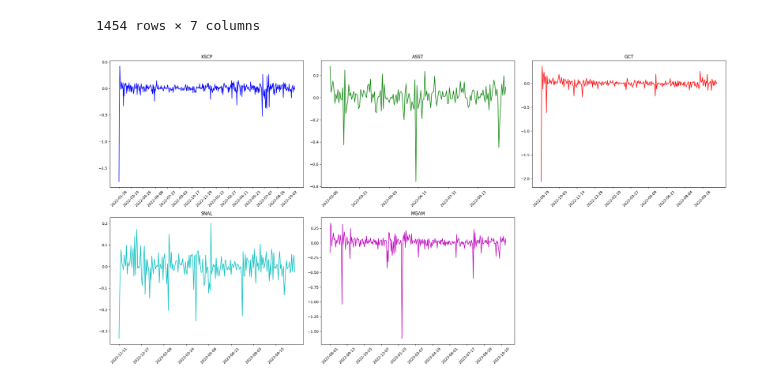
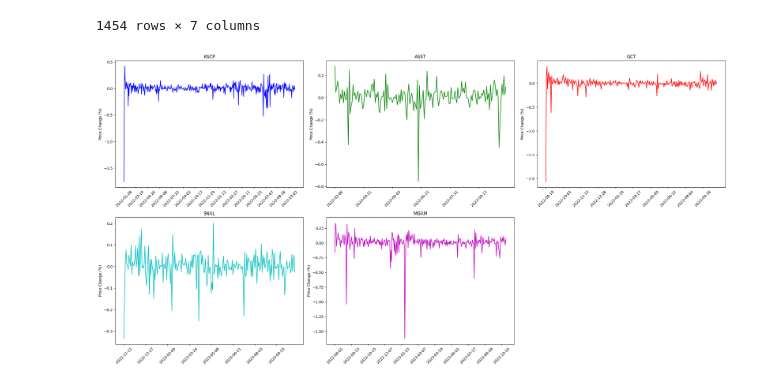
Before and after one commit to carefulDoppelganger/NotebookSamples, a Jupyter notebook: Model/simple_model.ipynb, the cells around one changed output. Saved outputs shown, nothing was run; the diff lists cells and outputs as text; code cells hidden in the pictures.

Commit message:
Added plots

```diff
--- a/Model/simple_model.ipynb
+++ b/Model/simple_model.ipynb
@@ -87,31 +87,32 @@ fixed_data
 import matplotlib.pyplot as plt
 
 fig, axes = plt.subplots(2, 3, figsize=(24, 12))
 colors = ["b", "g", "r", "c", "m"]
 
 # Get unique ticker names
 unique_tickers = fixed_data["TickerName"].unique()
 
 for index, i in enumerate(unique_tickers):  # Exclude the last ticker
     # Calculate row and column indices for the subplot
     row_index, col_index = divmod(index, 3)
 
     # Select the appropriate subplot using row and column indices
     ax = axes[row_index, col_index]
 
     temporary = fixed_data[fixed_data["TickerName"] == i]
 
     # Plot data on the selected subplot
     ax.plot(temporary["date"], temporary["close"], label=i, color=colors[index])
     ax.set_xticks(temporary["date"].unique()[0:len(temporary["date"].unique()):30])
+    ax.set_ylabel("Price Change (%)")
     ax.tick_params(axis='x', rotation=45)  # Rotate x-axis labels
     ax.set_title(i)  # Set subplot title if needed
 
 
 # Remove the last subplot
 fig.delaxes(axes[1, 2])
 
 plt.tight_layout()  # Adjust subplot layout
 plt.show()
 # %% [output]
-[figure, old version]
+[figure, new version]
```
Also changed, not shown: parts of 8 cells of this notebook, 1 other file.
